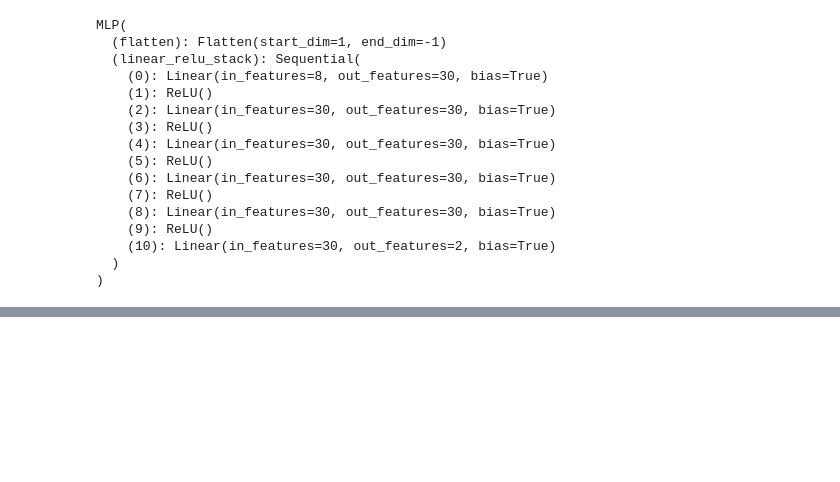
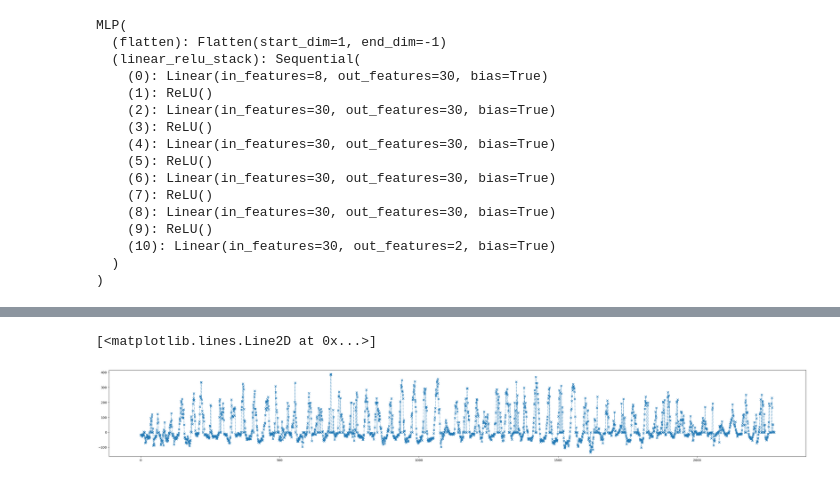
Before and after one commit to justusm00/ebc-project, a Jupyter notebook: GapFillingComp.ipynb, the cells around one changed output, grey strips where cells are left out. Saved outputs shown, nothing was run; the diff lists cells and outputs as text; code cells hidden in the pictures; blank space fills up the shorter version.

Commit message:
Went through most of the plotting and fitting procedure

```diff
--- a/GapFillingComp.ipynb
+++ b/GapFillingComp.ipynb
@@ -37,0 +55,11 @@ MLP(
+# %%
+# Identify the rows where the input data is missing and remove the faulty rows from both frames
+valid_rows = input.dropna(subset=['CO2','H2O','Ustar']).index
+input = input.loc[valid_rows]
+target = target.loc[valid_rows]
+# %%
+# Now identify the rows where gaps are present in the H & LE which can be filled by our model & data
+target_nan_indices = target[target.isnull().any(axis=1)].index
+# Only use commplete data at the missing rows to predict
+input = input.loc[target_nan_indices]
+print(target_nan_indices)
@@ -37,0 +71,10 @@ MLP(
+# %%
+# transform input into torch.tensor and make predictions
+input_tensor = torch.tensor(input.values, dtype=torch.float32)
+
+with torch.no_grad():
+    pred = model(input_tensor).numpy() #  Transform back to numpy
+# create dataframe of predictions with target rows and the indices of the missing values
+pred = pd.DataFrame(pred, columns=target.columns, index=target_nan_indices)
+
+pred.head()
@@ -37,0 +88,16 @@ MLP(
+# %%
+# Merge the predicted results into the target dataframe
+for col in target.columns:
+    target.loc[target_nan_indices, col] = pred.loc[target_nan_indices, col]
+# %%
+# Create plots of the filled frame
+
+time = np.arange(len(target))
+
+plt.figure(figsize=(40,5))
+plt.scatter(time, target['H_orig'].to_numpy(), marker='x')
+plt.plot(time, target['H_orig'].to_numpy(), linestyle='dotted' )
+#plt.scatter(target_nan_indices.to_numpy(), target['H_orig'].loc[target_nan_indices].to_numpy(), color='red', marker='x')
+# %% [output]
+[<matplotlib.lines.Line2D at 0x...>]
+[figure, added]
```
Also changed, not shown: parts of 4 cells of this notebook.
